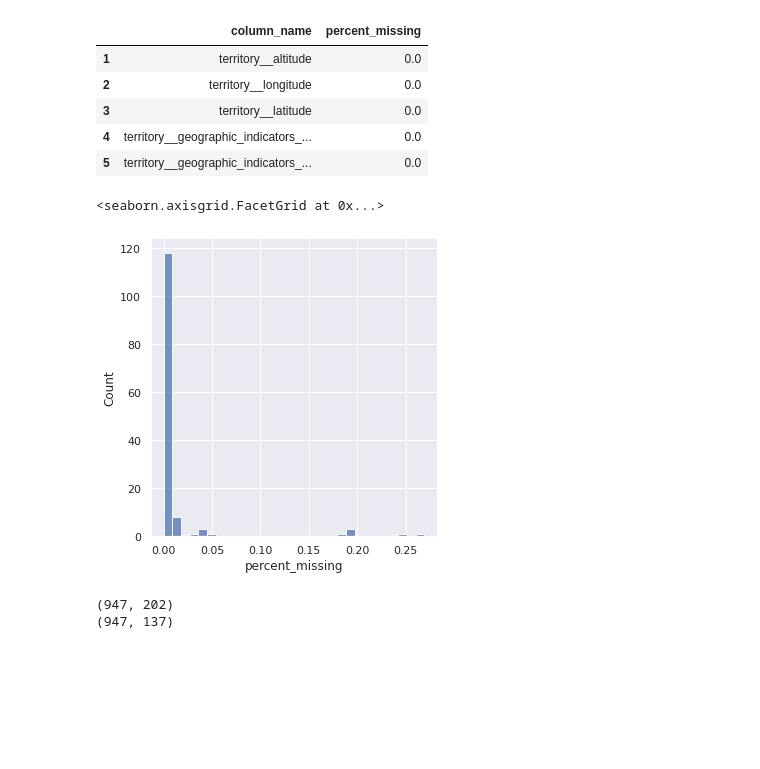
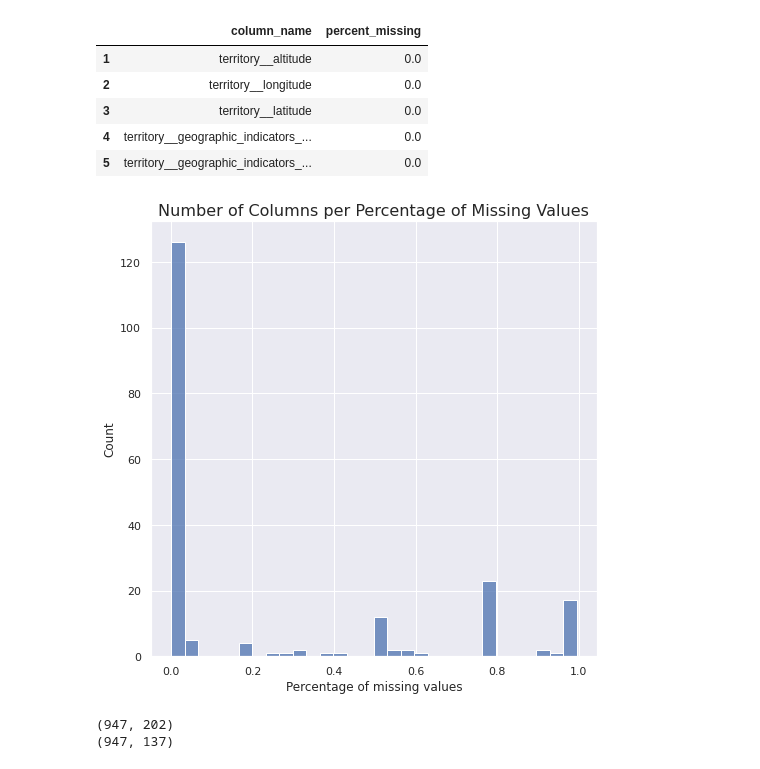
Before and after one commit to PimSchoolkate/CatalanLanguagePrediction, a Jupyter notebook: notebooks/01_preprocess.ipynb, the cells around one changed output. Saved outputs shown, nothing was run; the diff lists cells and outputs as text; code cells hidden in the pictures; blank space fills up the shorter version.

```diff
--- a/notebooks/01_preprocess.ipynb
+++ b/notebooks/01_preprocess.ipynb
@@ -82,13 +86,16 @@ missing_value_df.head()
 # %%
 import seaborn as sns
 
-missing_value_df = missing_value_df_copy[missing_value_df_copy['percent_missing'] < 0.3]
+missing_value_df = missing_value_df_copy[missing_value_df_copy['percent_missing'] < 1]
 
 sns.set_theme()
-sns.displot(missing_value_df, x='percent_missing', bins=30)
+plt.figure(figsize=(8,8))
+sns.histplot(missing_value_df, x='percent_missing', bins=30)
+plt.title('Number of Columns per Percentage of Missing Values', fontsize=16)
+plt.xlabel('Percentage of missing values')
+plt.savefig('../plots/missing_bar.png')
 # %% [output]
-<seaborn.axisgrid.FacetGrid at 0x...>
-[figure, old version]
+[figure, new version]
 # %%
 # Filter main df by removing columns with too many missing values
 print(df.shape)
```
Also changed, not shown: parts of 6 cells of this notebook, 12 other files.
